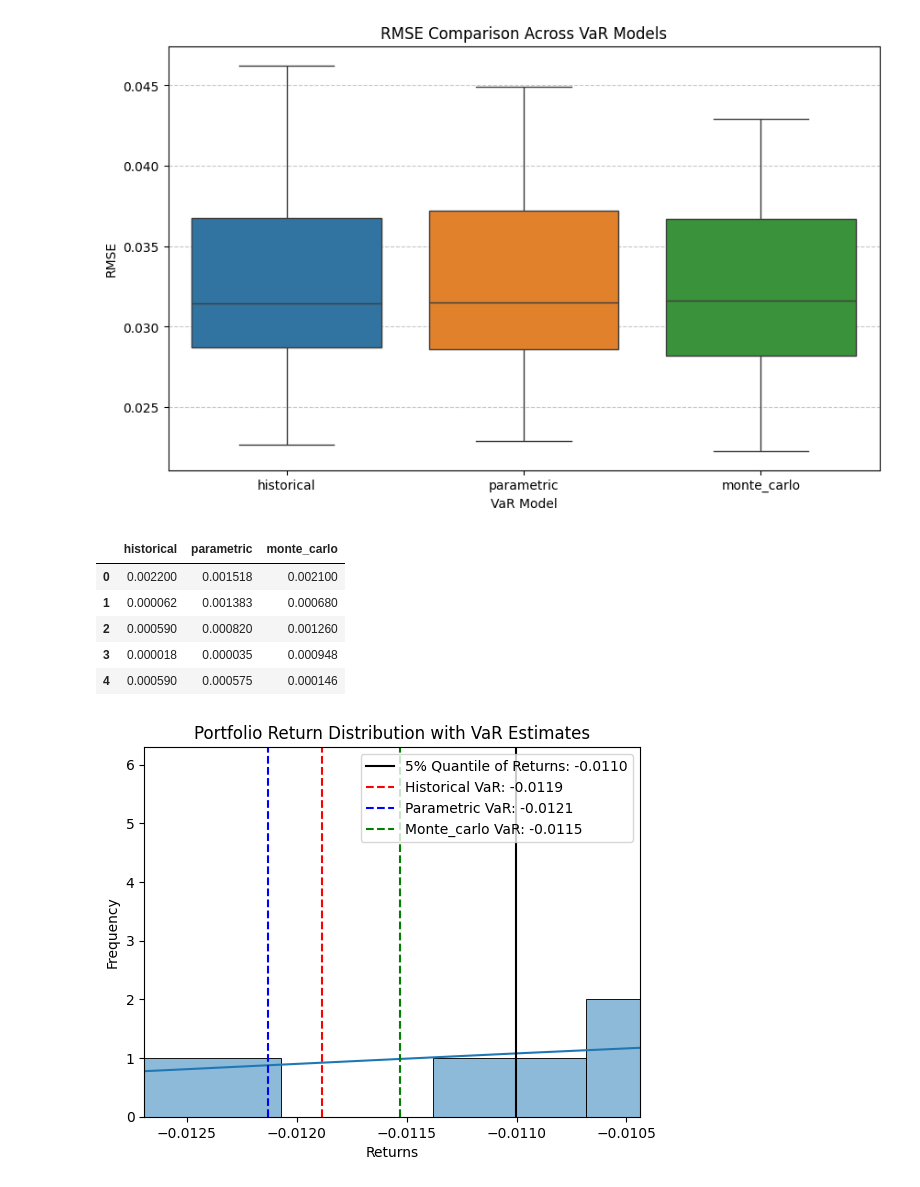
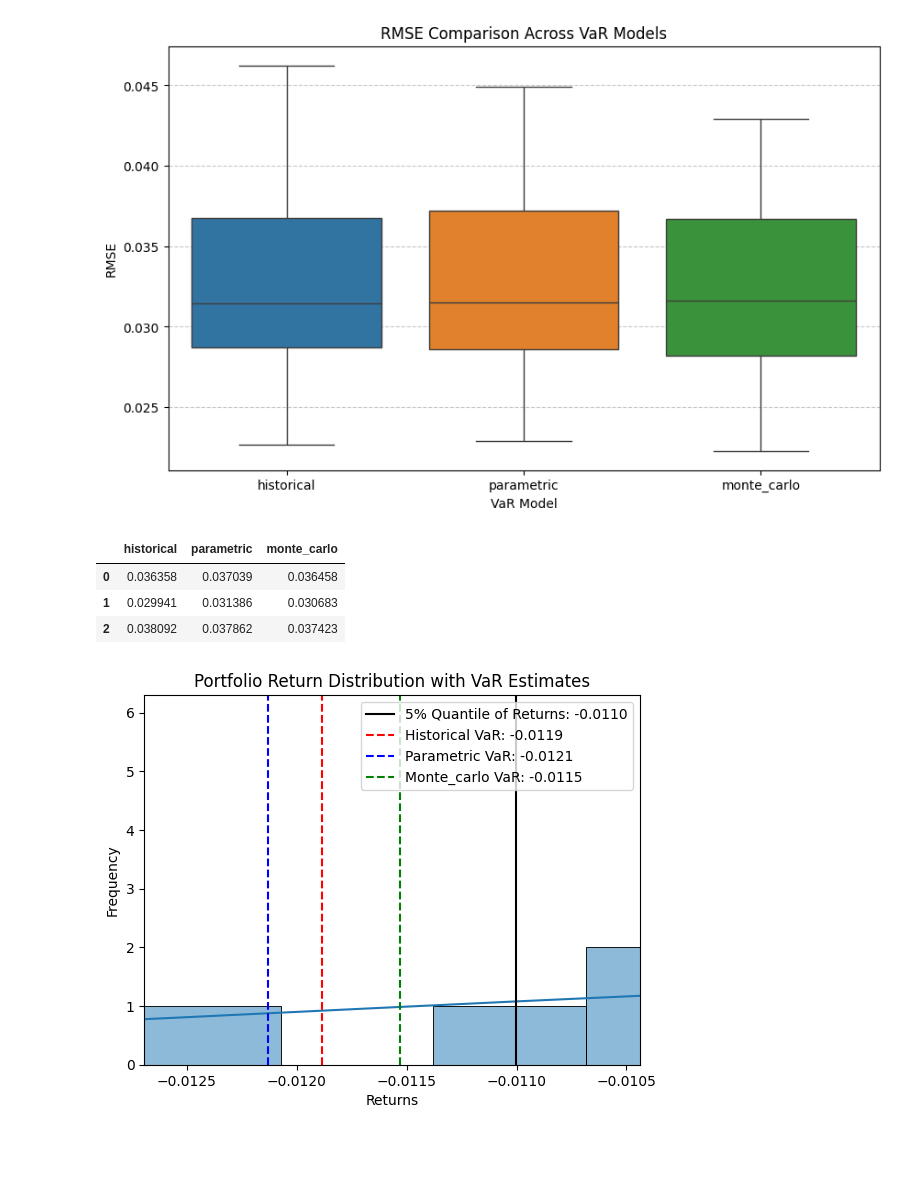
Before and after one commit to mairovitzmario/value-at-risk, a Jupyter notebook: api/research.ipynb, the cells around one changed output. Cells and saved outputs as stored; diff of their text form; code cells hidden in the pictures; blank space fills up the shorter version.

```diff
--- a/api/research.ipynb
+++ b/api/research.ipynb
@@ -329,14 +329,12 @@ plt.show()
 # %% [output]
 [figure]
 # %%
-rmse_df.head()
+rmse_df.head(3)
 # %% [output]
 |  | historical | parametric | monte_carlo |
-| 0 | 0.002200 | 0.001518 | 0.002100 |
-| 1 | 0.000062 | 0.001383 | 0.000680 |
-| 2 | 0.000590 | 0.000820 | 0.001260 |
-| 3 | 0.000018 | 0.000035 | 0.000948 |
-| 4 | 0.000590 | 0.000575 | 0.000146 |
+| 0 | 0.036358 | 0.037039 | 0.036458 |
+| 1 | 0.029941 | 0.031386 | 0.030683 |
+| 2 | 0.038092 | 0.037862 | 0.037423 |
 # %%
 min_index = rmse_df['historical'].idxmin()
 show_portfolio_distribution_with_vars(returns[min_index]['portofolio'], values_at_risk[min_index], quantile=0.05)
```
